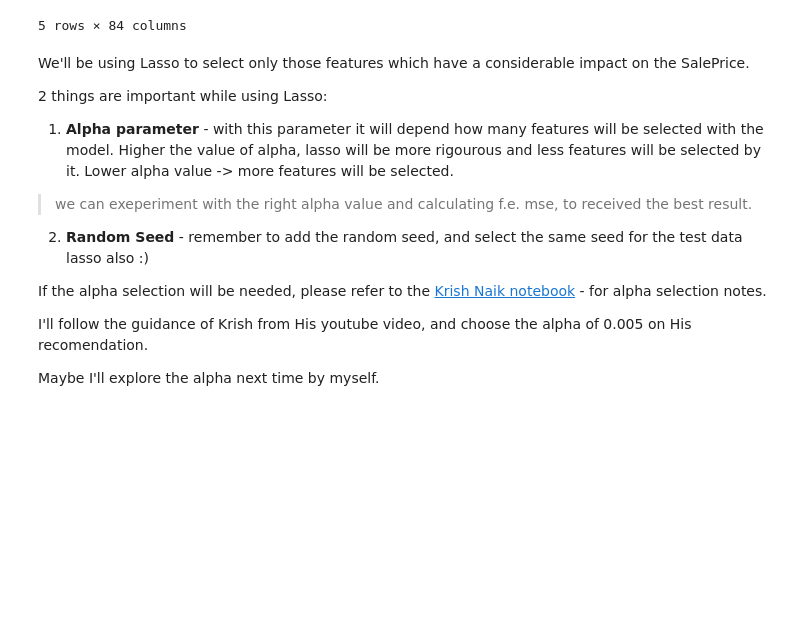
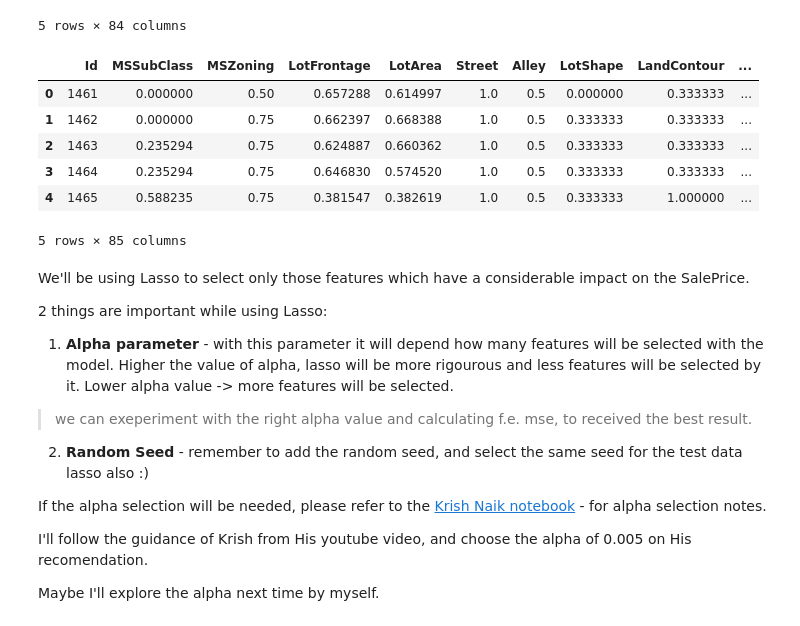
Before and after one commit to dataqueenpend/Projects-, a Jupyter notebook: Feature_Selection_And_Model_Building_House_Prices_dataset.ipynb, the cells around one changed output. Cells and saved outputs as stored; diff of their text form; code cells hidden in the pictures; blank space fills up the shorter version.

```diff
--- a/Feature_Selection_And_Model_Building_House_Prices_dataset.ipynb
+++ b/Feature_Selection_And_Model_Building_House_Prices_dataset.ipynb
@@ -27,6 +28,16 @@ train.head()
 | 3 | 4 | 11.849398 | 0.294118 | 0.75 | 0.388581 | 0.390295 | 1.0 | 1.0 | 0.333333 | ... |
 | 4 | 5 | 12.429216 | 0.235294 | 0.75 | 0.513123 | 0.468761 | 1.0 | 1.0 | 0.333333 | ... |
 5 rows × 84 columns
+# %%
+test.head()
+# %% [output]
+|  | Id | MSSubClass | MSZoning | LotFrontage | LotArea | Street | Alley | LotShape | LandContour | ... |
+| 0 | 1461 | 0.000000 | 0.50 | 0.657288 | 0.614997 | 1.0 | 0.5 | 0.000000 | 0.333333 | ... |
+| 1 | 1462 | 0.000000 | 0.75 | 0.662397 | 0.668388 | 1.0 | 0.5 | 0.333333 | 0.333333 | ... |
+| 2 | 1463 | 0.235294 | 0.75 | 0.624887 | 0.660362 | 1.0 | 0.5 | 0.333333 | 0.333333 | ... |
+| 3 | 1464 | 0.235294 | 0.75 | 0.646830 | 0.574520 | 1.0 | 0.5 | 0.333333 | 0.333333 | ... |
+| 4 | 1465 | 0.588235 | 0.75 | 0.381547 | 0.382619 | 1.0 | 0.5 | 0.333333 | 1.000000 | ... |
+5 rows × 85 columns
 # %%
 y= train['SalePrice']
 # %%
```
Also changed, not shown: parts of 32 cells of this notebook.
